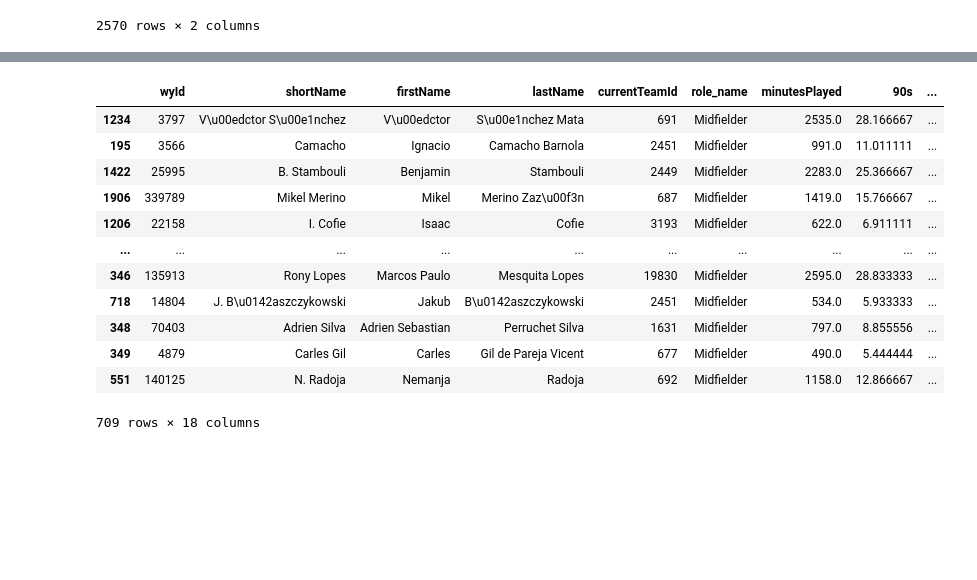
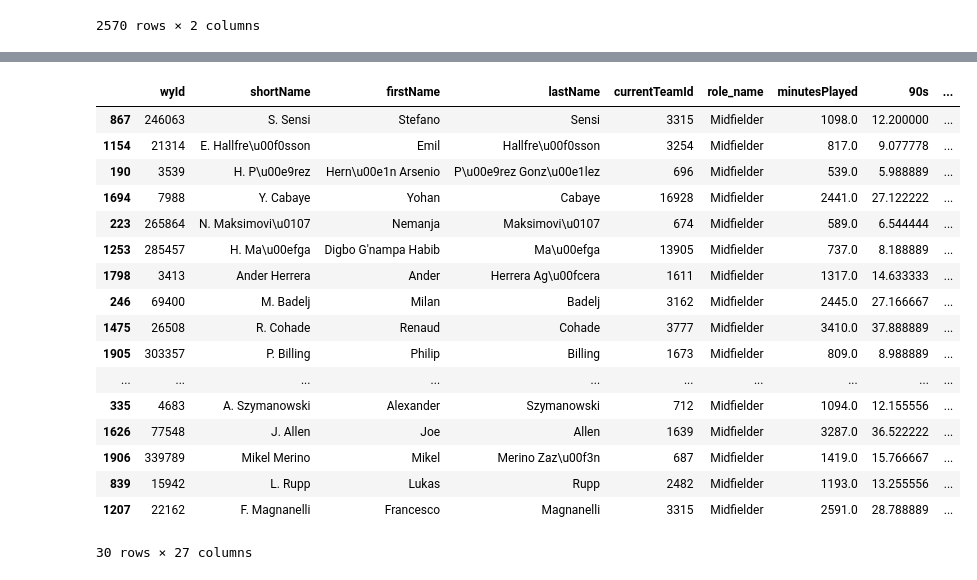
Before and after one commit to lyonjust/soccermatics, a Jupyter notebook: Assignment 2/assignment-2.ipynb, the cells around one changed output, grey strips where cells are left out. Saved outputs shown, nothing was run; the diff lists cells and outputs as text; code cells hidden in the pictures; blank space fills up the shorter version.

```diff
--- a/Assignment 2/assignment-2.ipynb
+++ b/Assignment 2/assignment-2.ipynb
@@ -454,11 +335,14 @@ class PlayerMetric:
     eventId: int
     subEventId: int
     tags: list
-    fill_na_zero: bool
+    bigger_is_better: bool
 # %%
 metrics_definitions = [
     PlayerMetric('ground_duels_won_by_anticipation', 1, 12, [601, 1801], True),
-    PlayerMetric('interceptions', None, None, [1401], True)
+    PlayerMetric('interceptions', None, None, [1401], True),
+    PlayerMetric('key_passes', 8, None, [302, 1801], True),
+    PlayerMetric('passes_as_part_of_counterattack', 8, None, [1901, 1801], True),
+    # PlayerMetric('dangerous_balls_given_away', None, None, [2001], False),
 ]
 
 df_player_aggregates = pd.DataFrame()
@@ -524,7 +408,7 @@ df_all_players_with_minutes.sort_values('minutesPlayed', ascending=False)
 df_all_players_with_minutes_and_metrics = df_all_players_with_minutes.merge(df_player_aggregates, how='left', left_on='wyId', right_index=True)
 
 for definition in metrics_definitions:
-    if definition.fill_na_zero:
+    if definition.bigger_is_better:
         df_all_players_with_minutes_and_metrics[definition.metric_name] = df_all_players_with_minutes_and_metrics[definition.metric_name].fillna(0)
 
 df_all_players_with_minutes_and_metrics
@@ -664,26 +548,38 @@ df_all_players_with_minutes_and_metrics_and_possession[df_all_players_with_minut
 # %%
-def calculate_percentiles(position=None, df=df_all_players_with_minutes_and_metrics_and_possession):
+def calculate_percentiles(position=None, df=df_all_players_with_minutes_and_metrics_and_possession, calculate_overall_rank='product'):
     if position:
         df = df[df['role_name']==position].copy(deep=True)
 
+    column_names = []
     for definition in metrics_definitions:
         column_name_p90_padj_rank = definition.metric_name + '_p90_padj_rank'
-        df[column_name_possession_adjusted_p90] = df[definition.metric_name + '_p90_padj'].rank(pct=True)
+        column_names.append(column_name_p90_padj_rank)
+        df[column_name_p90_padj_rank] = df[definition.metric_name + '_p90_padj'].rank(pct=True, ascending=definition.bigger_is_better)
+
+    if calculate_overall_rank == 'product':
+        df['overall_rank'] = df[column_names].prod(axis=1)
+    elif calculate_overall_rank == 'sum':
+        df['overall_rank'] = df[column_names].sum(axis=1)
 
     return df
 # %%
-calculate_percentiles(position='Midfielder').sort_values('ground_duels_won_by_anticipation_p90_padj_rank', ascending=False)
+calculate_percentiles(position='Midfielder', calculate_overall_rank='sum').sort_values('overall_rank', ascending=False).head(30)
 # %% [output]
 |  | wyId | shortName | firstName | lastName | currentTeamId | role_name | minutesPlayed | 90s | ... |
-| 1234 | 3797 | V\u00edctor S\u00e1nchez | V\u00edctor | S\u00e1nchez Mata | 691 | Midfielder | 2535.0 | 28.166667 | ... |
-| 195 | 3566 | Camacho | Ignacio | Camacho Barnola | 2451 | Midfielder | 991.0 | 11.011111 | ... |
-| 1422 | 25995 | B. Stambouli | Benjamin | Stambouli | 2449 | Midfielder | 2283.0 | 25.366667 | ... |
+| 867 | 246063 | S. Sensi | Stefano | Sensi | 3315 | Midfielder | 1098.0 | 12.200000 | ... |
+| 1154 | 21314 | E. Hallfre\u00f0sson | Emil | Hallfre\u00f0sson | 3254 | Midfielder | 817.0 | 9.077778 | ... |
+| 190 | 3539 | H. P\u00e9rez | Hern\u00e1n Arsenio | P\u00e9rez Gonz\u00e1lez | 696 | Midfielder | 539.0 | 5.988889 | ... |
+| 1694 | 7988 | Y. Cabaye | Yohan | Cabaye | 16928 | Midfielder | 2441.0 | 27.122222 | ... |
+| 223 | 265864 | N. Maksimovi\u0107 | Nemanja | Maksimovi\u0107 | 674 | Midfielder | 589.0 | 6.544444 | ... |
+| 1253 | 285457 | H. Ma\u00efga | Digbo G'nampa Habib | Ma\u00efga | 13905 | Midfielder | 737.0 | 8.188889 | ... |
+| 1798 | 3413 | Ander Herrera | Ander | Herrera Ag\u00fcera | 1611 | Midfielder | 1317.0 | 14.633333 | ... |
+| 246 | 69400 | M. Badelj | Milan | Badelj | 3162 | Midfielder | 2445.0 | 27.166667 | ... |
+| 1475 | 26508 | R. Cohade | Renaud | Cohade | 3777 | Midfielder | 3410.0 | 37.888889 | ... |
+| 1905 | 303357 | P. Billing | Philip | Billing | 1673 | Midfielder | 809.0 | 8.988889 | ... |
+| ... | ... | ... | ... | ... | ... | ... | ... | ... | ... |
+| 335 | 4683 | A. Szymanowski | Alexander | Szymanowski | 712 | Midfielder | 1094.0 | 12.155556 | ... |
+| 1626 | 77548 | J. Allen | Joe | Allen | 1639 | Midfielder | 3287.0 | 36.522222 | ... |
 | 1906 | 339789 | Mikel Merino | Mikel | Merino Zaz\u00f3n | 687 | Midfielder | 1419.0 | 15.766667 | ... |
-| 1206 | 22158 | I. Cofie | Isaac | Cofie | 3193 | Midfielder | 622.0 | 6.911111 | ... |
-| ... | ... | ... | ... | ... | ... | ... | ... | ... | ... |
-| 346 | 135913 | Rony Lopes | Marcos Paulo | Mesquita Lopes | 19830 | Midfielder | 2595.0 | 28.833333 | ... |
-| 718 | 14804 | J. B\u0142aszczykowski | Jakub | B\u0142aszczykowski | 2451 | Midfielder | 534.0 | 5.933333 | ... |
-| 348 | 70403 | Adrien Silva | Adrien Sebastian | Perruchet Silva | 1631 | Midfielder | 797.0 | 8.855556 | ... |
-| 349 | 4879 | Carles Gil | Carles | Gil de Pareja Vicent | 677 | Midfielder | 490.0 | 5.444444 | ... |
-| 551 | 140125 | N. Radoja | Nemanja | Radoja | 692 | Midfielder | 1158.0 | 12.866667 | ... |
+| 839 | 15942 | L. Rupp | Lukas | Rupp | 2482 | Midfielder | 1193.0 | 13.255556 | ... |
+| 1207 | 22162 | F. Magnanelli | Francesco | Magnanelli | 3315 | Midfielder | 2591.0 | 28.788889 | ... |
-709 rows × 18 columns
+30 rows × 27 columns
```
Also changed, not shown: parts of 15 cells of this notebook.
